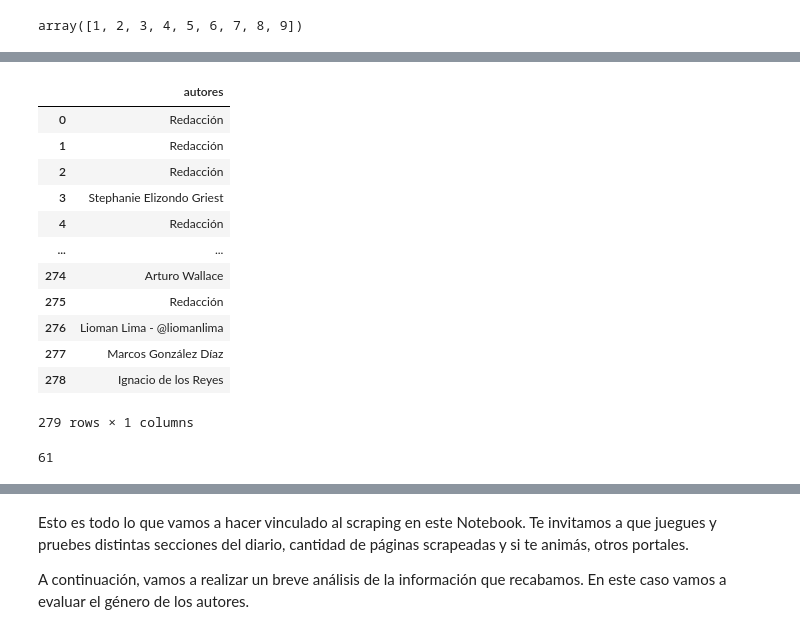
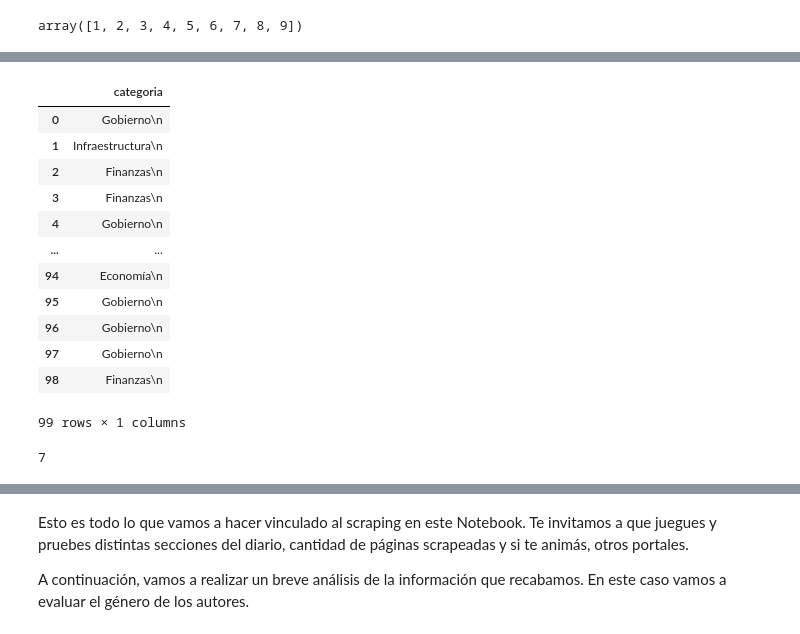
Before and after one commit to DEC-Datos-Etica-y-Comportamiento/Tutoriales, a Jupyter notebook: Scraping.ipynb, the cells around one changed output, grey strips where cells are left out. Saved outputs shown, nothing was run; the diff lists cells and outputs as text; code cells hidden in the pictures.

```diff
--- a/Scraping.ipynb
+++ b/Scraping.ipynb
@@ -19,6 +48,5 @@ Este bloque de código instala Selenium y permite ejecutar la librería en Googl
 # %%
 import sys
-sys.path.insert(0,'C:/Users/Juanes Mejía/Desktop/Temp/')
 
 from selenium import webdriver
 
@@ -27,8 +55,8 @@ chrome_options.add_argument('--headless')
 chrome_options.add_argument('--no-sandbox')
 chrome_options.add_argument('--disable-dev-shm-usage')
 
-wd = webdriver.Chrome(chrome_options=chrome_options, executable_path= r"C:\Users\Juanes Mejía\Desktop\Temp\chromedriver.exe")
-#wd = webdriver.Chrome(chrome_options=chrome_options, executable_path= "C:/Users/Juanes Mejía/Desktop/Temp/chromedriver.exe")
+#wd = webdriver.Chrome(chrome_options=chrome_options, executable_path= r"C:\Users\Juanes Mejía\Desktop\Temp\chromedriver.exe")
+wd = webdriver.Chrome(chrome_options=chrome_options, executable_path= "C:/Users/JuanesMejia/Desktop/Temp/chromedriver.exe")
 # %% [markdown]
 **Para ejecutar en, por ejemplo, Firefox en tu computadora**
 
@@ -215,0 +197,3 @@ post
+# %%
+post =  html.findAll("div", {"class": "listing-epigraph"})
+post
@@ -271,0 +296,16 @@ array([1, 2, 3, 4, 5, 6, 7, 8, 9])
+# %%
+import numpy as np
+
+# Este array determina cuantas páginas queremos scrapear
+arrayDePaginas = np.arange(1, 10)
+# Lista donde guardamos el nombre de los autores
+listapost = []
+
+# Con este for extraemos el nombre de los autores de cada página y los guardamos en una variable
+for x in arrayDePaginas:
+    wd.get("https://www.portafolio.co/page/economia-5.html?page=" + str(x))
+    page = BeautifulSoup(wd.page_source)
+    for strong_tag in page.findAll("div", {"class": "listing-epigraph"}):
+        # Antes de guardar la información en una lista, podés hacer un print para ver si está funcionando bien
+        #print(strong_tag.text)
+        listapost.append(strong_tag.text)
@@ -275,13 +335,13 @@ import numpy as np
 # Este array determina cuantas páginas queremos scrapear
 arrayDePaginas = np.arange(1, 30)
 # Lista donde guardamos el nombre de los autores
-listaDeAutores = []
+listcategorias = []
 
 # Con este for extraemos el nombre de los autores de cada página y los guardamos en una variable
 for x in arrayDePaginas:
-    wd.get("https://www.bbc.com/mundo/topics/c7zp57yyz25t/page/" + str(x))
+    wd.get("https://www.portafolio.co/page/economia-5.html?page=" + str(x))
     page = BeautifulSoup(wd.page_source)
-    for strong_tag in page.find_all('p', class_ = "qa-contributor-name lx-stream-post__contributor-name gel-long-primer gs-u-m0"):
+    for strong_tag in page.findAll("div", {"class": "listing-category"}):
         # Antes de guardar la información en una lista, podés hacer un print para ver si está funcionando bien
         #print(strong_tag.text)
-        listaDeAutores.append(strong_tag.text)
+        listcategorias.append(strong_tag.text)
@@ -308,30 +348,30 @@ listaDeAutores
 # %%
 import pandas as pd
 
 # Convertimos lista to numpy array
-arrayDeAutores = np.asarray(listaDeAutores)
-arrayDeAutores = arrayDeAutores.reshape(-1, 1)
+arraycategorias = np.asarray(listcategorias)
+arraycategorias = arraycategorias.reshape(-1, 1)
 
 # Creamos un dataframe
-dfDeAutores = pd.DataFrame.from_records(arrayDeAutores, columns=['autores'])
-dfDeAutores
+dfcategorias = pd.DataFrame.from_records(arraycategorias, columns=['categoria'])
+dfcategorias
 # %% [output]
-|  | autores |
-| 0 | Redacción |
-| 1 | Redacción |
-| 2 | Redacción |
-| 3 | Stephanie Elizondo Griest |
-| 4 | Redacción |
+|  | categoria |
+| 0 | Gobierno\n |
+| 1 | Infraestructura\n |
+| 2 | Finanzas\n |
+| 3 | Finanzas\n |
+| 4 | Gobierno\n |
 | ... | ... |
-| 274 | Arturo Wallace |
-| 275 | Redacción |
-| 276 | Lioman Lima - @liomanlima |
-| 277 | Marcos González Díaz |
-| 278 | Ignacio de los Reyes |
+| 94 | Economía\n |
+| 95 | Gobierno\n |
+| 96 | Gobierno\n |
+| 97 | Gobierno\n |
+| 98 | Finanzas\n |
-279 rows × 1 columns
+99 rows × 1 columns
 # %%
-#vemos la cantidad de autores
-len(dfDeAutores.autores.unique())
+#vemos la cantidad de categorias
+len(dfcategorias.categoria.unique())
 # %% [output]
-61
+7
 # %%
```
Also changed, not shown: parts of 34 cells of this notebook.
